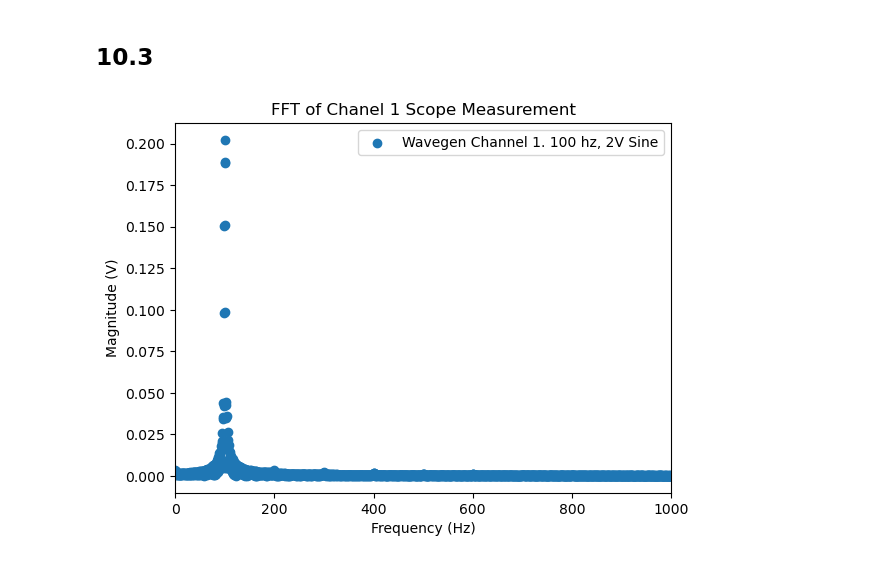
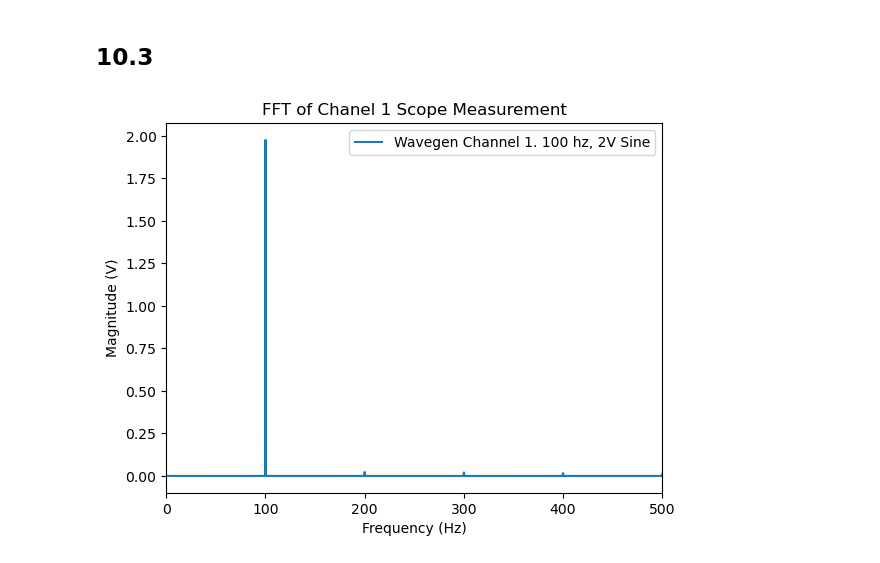
Before and after one commit to t-vee/111ALab, a Jupyter notebook: Lab 10/notebook.ipynb, the cells around one changed output. Cells and saved outputs as stored; diff of their text form; code cells hidden in the pictures.

```diff
--- a/Lab 10/notebook.ipynb
+++ b/Lab 10/notebook.ipynb
@@ -112,21 +112,21 @@ adsf.close_wavegen()
 # %%
 #a)
 
 adsf.use_wavegen(amp_v = 2, freq_hz = 100)
-data_103 = oscilloscope_run(adsf, 2, 1, 20000)
+data_103 = oscilloscope_run(adsf, 2, 1, 2000)
 adsf.close_wavegen()
 
 fft_103 = fft(data_103)
 fft_103_pos = {key: val[fft_103["frequencies"] > 0] for key, val in fft_103.items()}
 
-plt.scatter(fft_103_pos["frequencies"], fft_103_pos["magnitudes"], label="Wavegen Channel 1. 100 hz, 2V Sine")
+plt.plot(fft_103_pos["frequencies"], fft_103_pos["magnitudes"], label="Wavegen Channel 1. 100 hz, 2V Sine")
 plt.xlabel("Frequency (Hz)")
-plt.xlim(0,1000)
+plt.xlim(0,500)
 plt.ylabel("Magnitude (V)")
 plt.title("FFT of Chanel 1 Scope Measurement")
 plt.legend(loc = "upper right")
 plt.savefig("10.3c.png")
 plt.show()
 # %% [output]
-[figure, old version]
+[figure, new version]
 # %%
```
Also changed, not shown: parts of 1 cell of this notebook, 2 other files.
